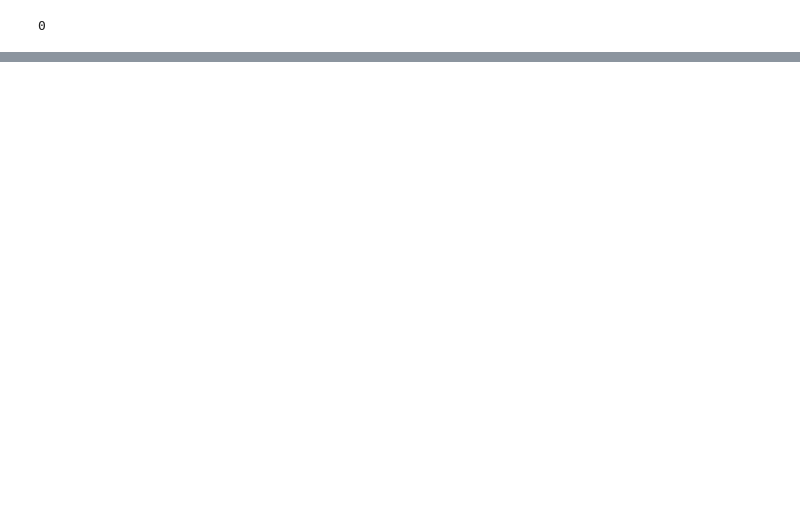
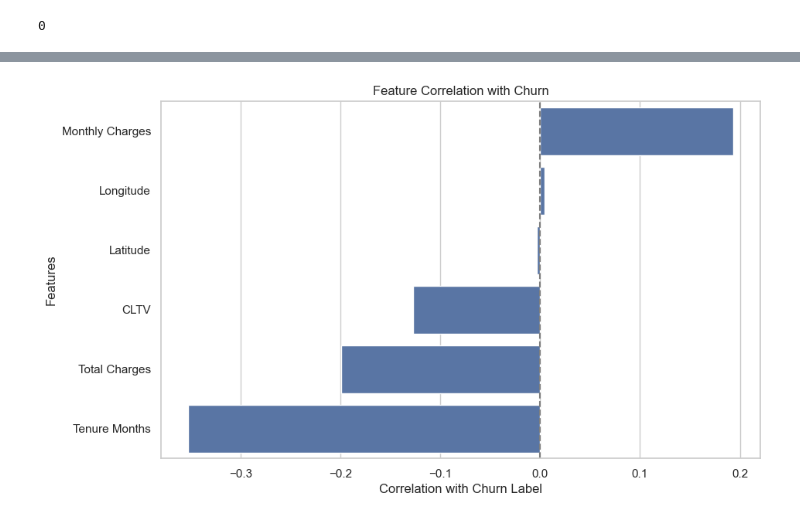
Before and after one commit to amharringthon/IBM-Telco-Churn-Prediction, a Jupyter notebook: Telecom_Churn_EDA_Model.ipynb, the cells around one changed output, grey strips where cells are left out. Drawn from its saved outputs; the diff is of its cells as text; code cells hidden in the pictures; blank space fills up the shorter version.

```diff
--- a/Telecom_Churn_EDA_Model.ipynb
+++ b/Telecom_Churn_EDA_Model.ipynb
@@ -131,0 +178,15 @@ df.head()
+# %%
+# Drop irrelevant and target-related columns
+columns_to_drop = [
+    'CustomerID',     # unique identifier
+    'Count',          # constant value across all rows
+    'Country',        # only one country present
+    'State',          # single value
+    'Lat Long',       # too granular for modeling
+    'Zip Code',       # high cardinality
+    'Churn Score',    # score already related to target
+    'Churn Reason',   # only available post-churn
+    'Churn Value'     # duplicate of target in numeric form
+]
+
+df.drop(columns=columns_to_drop, inplace=True, errors='ignore')
@@ -203,0 +367,27 @@ plt.show()
+# %%
+import seaborn as sns
+import matplotlib.pyplot as plt
+
+# Convert Churn Label to numeric (0 = No Churn, 1 = Churn)
+df["Churn Label"] = df["Churn Label"].replace({"No": 0, "Yes": 1}).astype(int)
+
+
+# Select only numerical columns
+df_numeric = df.select_dtypes(include=["number"])
+
+# Compute correlation matrix
+corr_matrix = df_numeric.corr()
+
+# Extract correlations with Churn Label and sort them
+target_corr = corr_matrix["Churn Label"].drop("Churn Label").sort_values(ascending=False)
+
+# Plot correlation as bar chart
+plt.figure(figsize=(10, 6))
+sns.barplot(x=target_corr.values, y=target_corr.index)
+plt.xlabel("Correlation with Churn Label")
+plt.ylabel("Features")
+plt.title("Feature Correlation with Churn")
+plt.axvline(x=0, color="gray", linestyle="--")
+plt.show()
+# %% [output]
+[figure, added]
```
Also changed, not shown: parts of 51 cells of this notebook.
